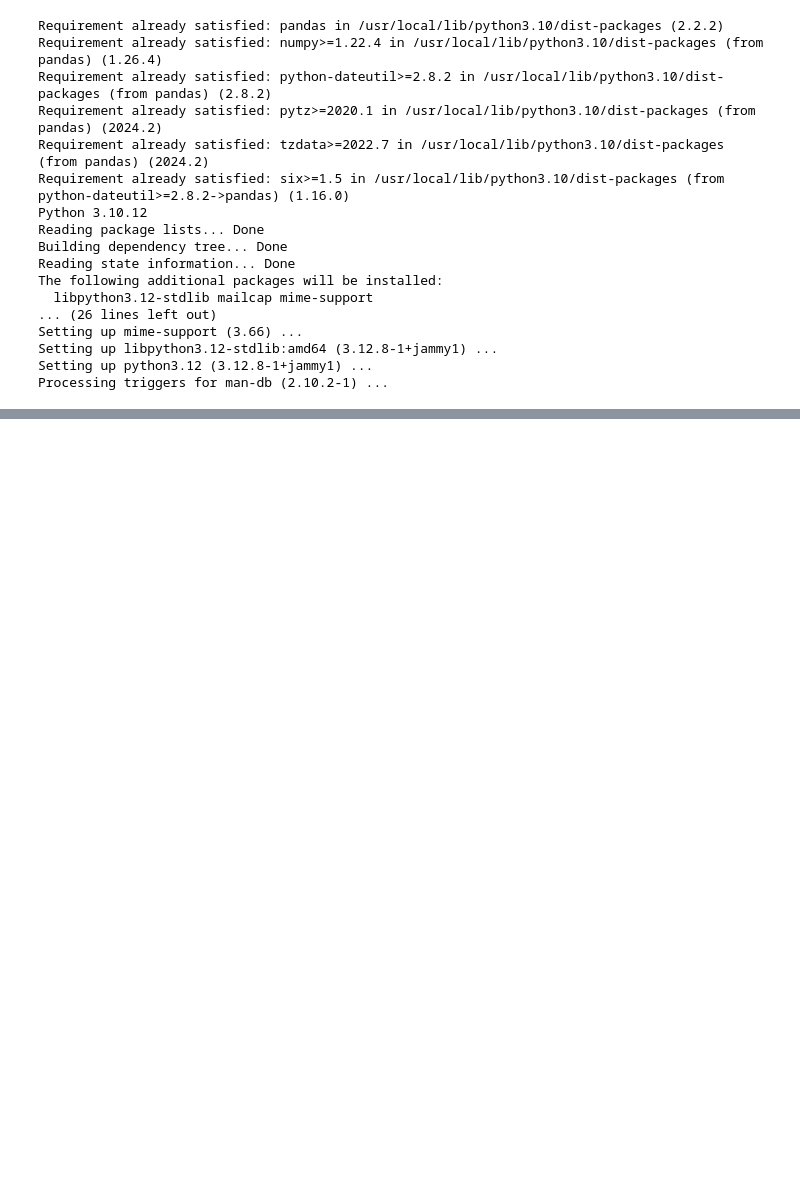
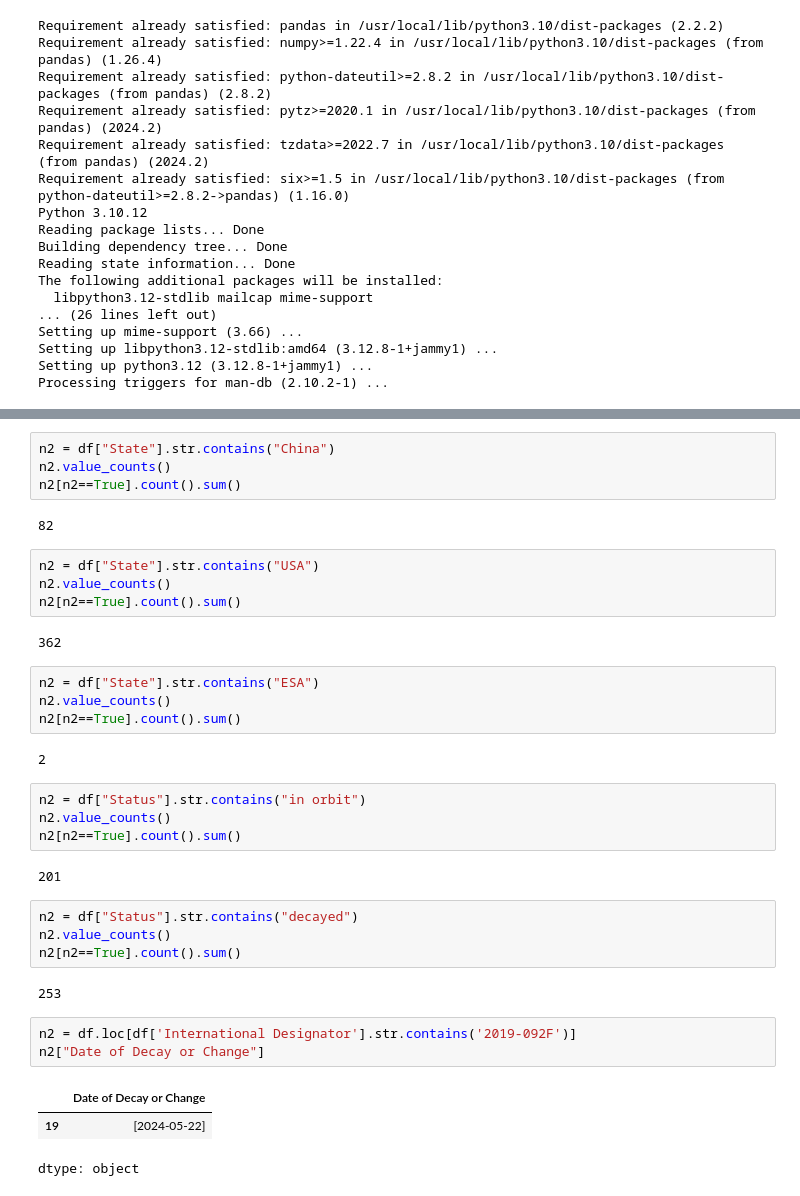
Before and after one commit to edgarcito200/Programacion-buena, a Jupyter notebook: CSV.ipynb, the cells around one changed output, grey strips where cells are left out. Saved outputs shown, nothing was run; the diff lists cells and outputs as text; blank space fills up the shorter version.

```diff
--- a/CSV.ipynb
+++ b/CSV.ipynb
@@ -35,0 +64,37 @@ Saving Full de càlcul sense títol - Full 1.csv to Full de càlcul sense títol
+# %%
+n2 = df["State"].str.contains("China")
+n2.value_counts()
+n2[n2==True].count().sum()
+# %% [output]
+82
+# %%
+n2 = df["State"].str.contains("USA")
+n2.value_counts()
+n2[n2==True].count().sum()
+# %% [output]
+362
+# %%
+n2 = df["State"].str.contains("ESA")
+n2.value_counts()
+n2[n2==True].count().sum()
+# %% [output]
+2
+# %%
+n2 = df["Status"].str.contains("in orbit")
+n2.value_counts()
+n2[n2==True].count().sum()
+# %% [output]
+201
+# %%
+n2 = df["Status"].str.contains("decayed")
+n2.value_counts()
+n2[n2==True].count().sum()
+# %% [output]
+253
+# %%
+n2 = df.loc[df['International Designator'].str.contains('2019-092F')]
+n2["Date of Decay or Change"]
+# %% [output]
+|  | Date of Decay or Change |
+| 19 | [2024-05-22] |
+dtype: object
```
Also changed, not shown: parts of 3 cells of this notebook.
